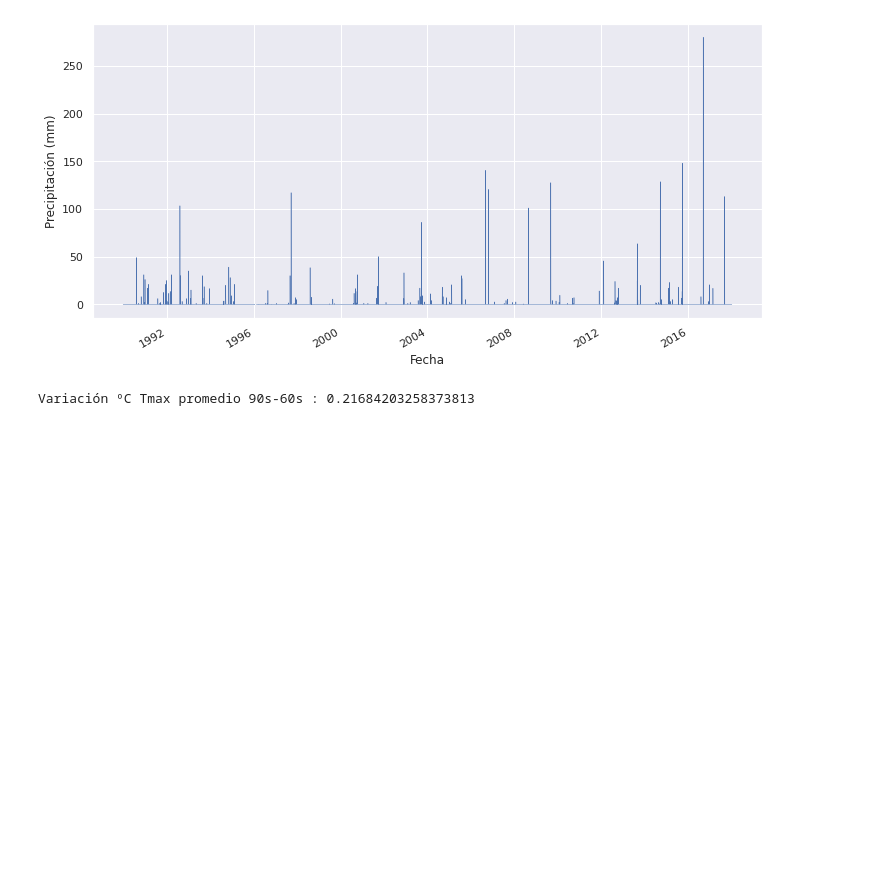
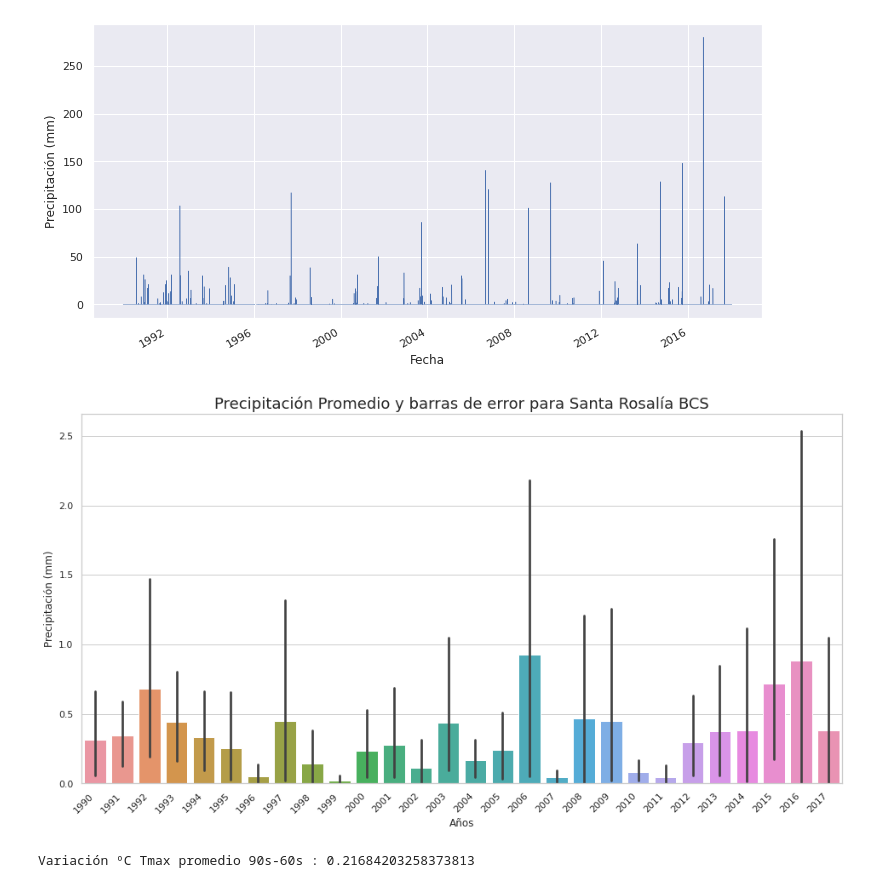
Before and after one commit to carloslizarragac/FisicaComputacional1, a Jupyter notebook: Actividad5.ipynb, the cells around one changed output. Saved outputs shown, nothing was run; the diff lists cells and outputs as text; code cells hidden in the pictures; blank space fills up the shorter version.

```diff
--- a/Actividad5.ipynb
+++ b/Actividad5.ipynb
@@ -143,6 +155,27 @@ print('Variación en Precipitación promedio 90-60 :', Precip_ave_90-Precip_ave_
 Variación en Precipitación promedio 60-30 : -0.2098196906644333
 Variación en Precipitación promedio 90-60 : 0.13794780408490043
 [figure]
+# %%
+# Gráfica de Precipitación últimos 30 años
+# Agrupada por Año
+sns.set_style('whitegrid')
+
+# Tamaño de la gráfica
+plt.figure(figsize=(16,8))
+
+# Graficamos 30 años de datos usando la columna 'Año' en el eje x
+g =sns.barplot(x='Año', y='Precip', data=df_90);
+
+# Rotamos 45º los Años en el eje x para mejor lectura
+g.set_xticklabels(g.get_xticklabels(), rotation=45, horizontalalignment='right');
+
+plt.xlabel('Años')
+plt.ylabel('Precipitación (mm)')
+plt.title('Precipitación Promedio y barras de error para Santa Rosalía BCS', fontsize=18)
+
+plt.show()
+# %% [output]
+[figure, added]
 # %%
 # Graficamos la Tmax de los últimos 30 años (1990-hasta 2017)
 
```
Also changed, not shown: parts of 15 cells of this notebook.
